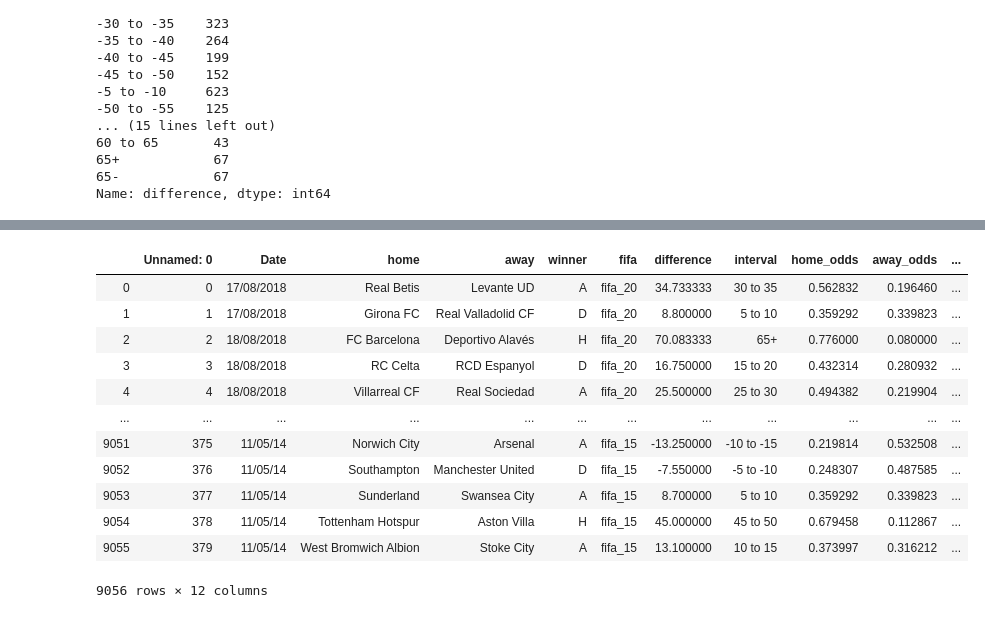
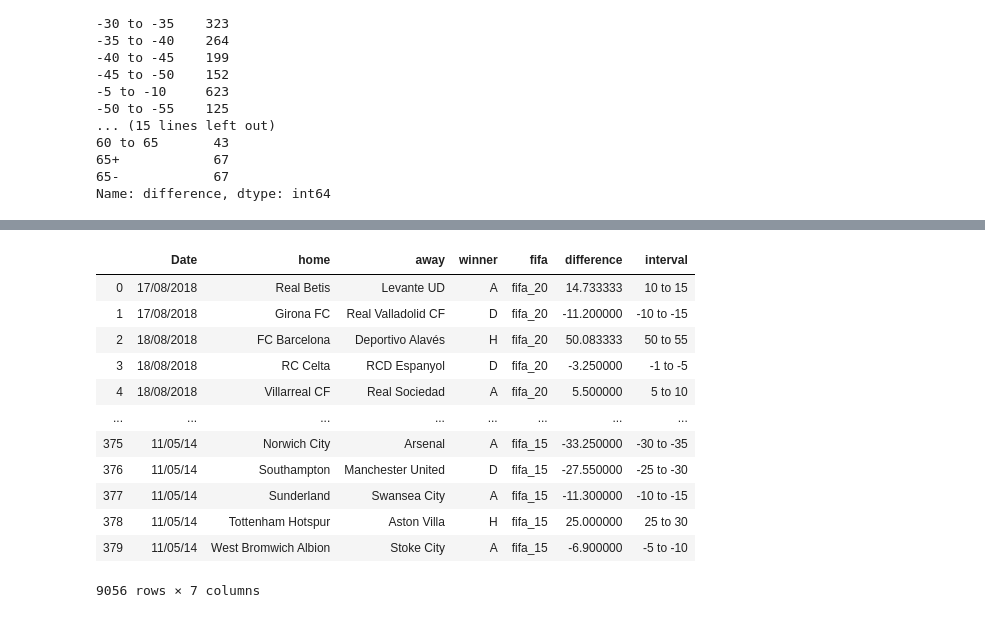
Before and after one commit to kooshaj/Fifa-Prediction-Analysis, a Jupyter notebook: FifaPredictionAnalysis.ipynb, the cells around one changed output, grey strips where cells are left out. Saved outputs shown, nothing was run; the diff lists cells and outputs as text; code cells hidden in the pictures.

```diff
--- a/FifaPredictionAnalysis.ipynb
+++ b/FifaPredictionAnalysis.ipynb
@@ -1087,23 +1121,19 @@ print(accuracy)
 # %%
 # New difference
-def difference_5(row):
-    return soccer_winner_predictor(row) + 20
-matches_real = pd.read_csv("matches.csv")
-matches_real["difference"] = matches_real.apply(difference_5, axis = 1)
+matches_real["difference"] = matches_real.apply(soccer_winner_predictor, axis = 1)
 matches_real["interval"] = matches_real.apply(interval_finder, axis = 1)
-
 matches_real
 # %% [output]
-|  | Unnamed: 0 | Date | home | away | winner | fifa | difference | interval | home_odds | away_odds | ... |
-| 0 | 0 | 17/08/2018 | Real Betis | Levante UD | A | fifa_20 | 34.733333 | 30 to 35 | 0.562832 | 0.196460 | ... |
-| 1 | 1 | 17/08/2018 | Girona FC | Real Valladolid CF | D | fifa_20 | 8.800000 | 5 to 10 | 0.359292 | 0.339823 | ... |
-| 2 | 2 | 18/08/2018 | FC Barcelona | Deportivo Alavés | H | fifa_20 | 70.083333 | 65+ | 0.776000 | 0.080000 | ... |
-| 3 | 3 | 18/08/2018 | RC Celta | RCD Espanyol | D | fifa_20 | 16.750000 | 15 to 20 | 0.432314 | 0.280932 | ... |
-| 4 | 4 | 18/08/2018 | Villarreal CF | Real Sociedad | A | fifa_20 | 25.500000 | 25 to 30 | 0.494382 | 0.219904 | ... |
-| ... | ... | ... | ... | ... | ... | ... | ... | ... | ... | ... | ... |
-| 9051 | 375 | 11/05/14 | Norwich City | Arsenal | A | fifa_15 | -13.250000 | -10 to -15 | 0.219814 | 0.532508 | ... |
-| 9052 | 376 | 11/05/14 | Southampton | Manchester United | D | fifa_15 | -7.550000 | -5 to -10 | 0.248307 | 0.487585 | ... |
-| 9053 | 377 | 11/05/14 | Sunderland | Swansea City | A | fifa_15 | 8.700000 | 5 to 10 | 0.359292 | 0.339823 | ... |
-| 9054 | 378 | 11/05/14 | Tottenham Hotspur | Aston Villa | H | fifa_15 | 45.000000 | 45 to 50 | 0.679458 | 0.112867 | ... |
-| 9055 | 379 | 11/05/14 | West Bromwich Albion | Stoke City | A | fifa_15 | 13.100000 | 10 to 15 | 0.373997 | 0.316212 | ... |
+|  | Date | home | away | winner | fifa | difference | interval |
+| 0 | 17/08/2018 | Real Betis | Levante UD | A | fifa_20 | 14.733333 | 10 to 15 |
+| 1 | 17/08/2018 | Girona FC | Real Valladolid CF | D | fifa_20 | -11.200000 | -10 to -15 |
+| 2 | 18/08/2018 | FC Barcelona | Deportivo Alavés | H | fifa_20 | 50.083333 | 50 to 55 |
+| 3 | 18/08/2018 | RC Celta | RCD Espanyol | D | fifa_20 | -3.250000 | -1 to -5 |
+| 4 | 18/08/2018 | Villarreal CF | Real Sociedad | A | fifa_20 | 5.500000 | 5 to 10 |
+| ... | ... | ... | ... | ... | ... | ... | ... |
+| 375 | 11/05/14 | Norwich City | Arsenal | A | fifa_15 | -33.250000 | -30 to -35 |
+| 376 | 11/05/14 | Southampton | Manchester United | D | fifa_15 | -27.550000 | -25 to -30 |
+| 377 | 11/05/14 | Sunderland | Swansea City | A | fifa_15 | -11.300000 | -10 to -15 |
+| 378 | 11/05/14 | Tottenham Hotspur | Aston Villa | H | fifa_15 | 25.000000 | 25 to 30 |
+| 379 | 11/05/14 | West Bromwich Albion | Stoke City | A | fifa_15 | -6.900000 | -5 to -10 |
-9056 rows × 12 columns
+9056 rows × 7 columns
```
Also changed, not shown: parts of 15 cells of this notebook, 1 other file.
